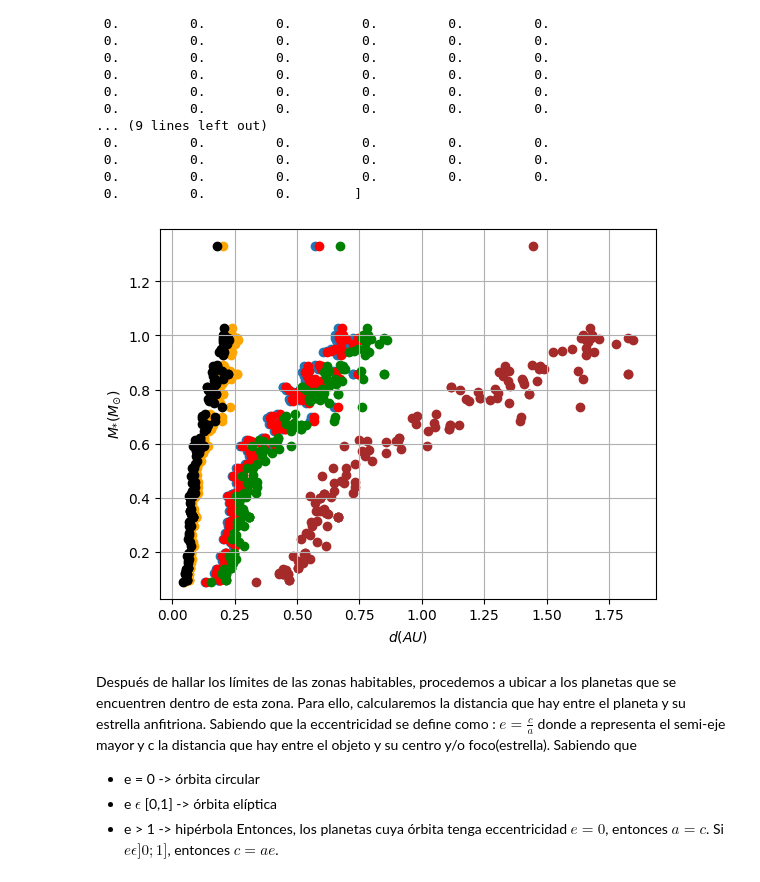
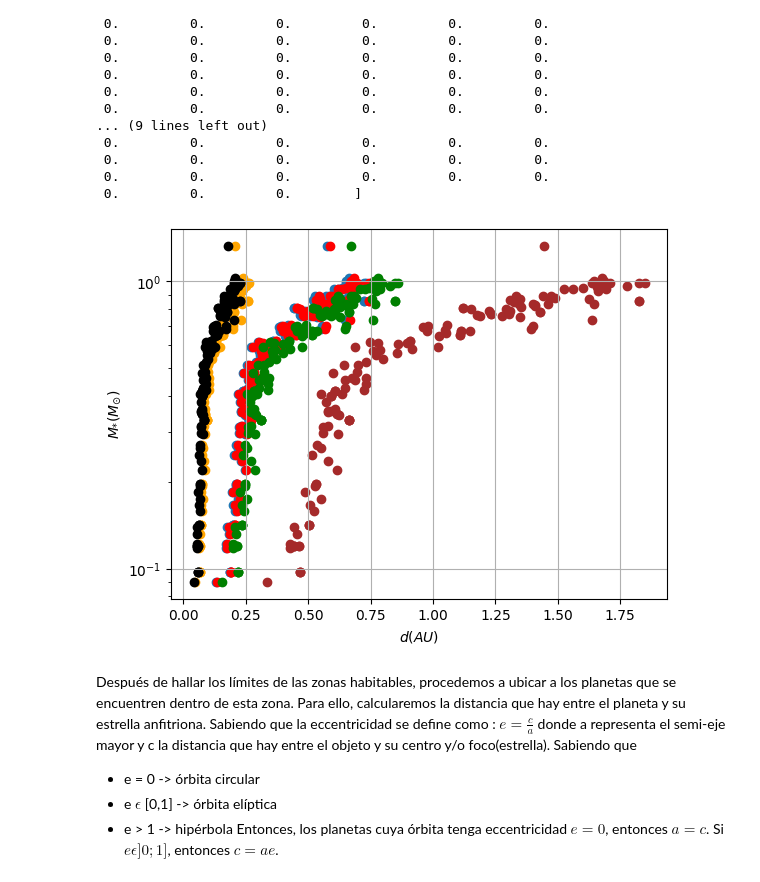
Before and after one commit to Vegaaa99/Tesis, a Jupyter notebook: Data_Analysisi.ipynb, the cells around one changed output. Drawn from its saved outputs; the diff is of its cells as text; code cells hidden in the pictures.

```diff
--- a/Data_Analysisi.ipynb
+++ b/Data_Analysisi.ipynb
@@ -297,20 +298,21 @@ Star_mass = main_stars_kopparapu['Stellar_mass']
 # %%
 # Graficando Temperatura vs distancias HZ
 
 plt.scatter(d_recentVenus, Star_mass)
 plt.scatter(d_runawayGreenhouse, Star_mass, color = 'red')
 plt.scatter(d_maxGreenhouse, Star_mass, color = 'orange')
 plt.scatter(d_earlyMars, Star_mass, color = 'brown')
 plt.scatter(d_fivemeRunaway, Star_mass, color = 'green')
 plt.scatter(d_tenthmeRunaway,Star_mass, color= "black")
 plt.plot ()
 #plt.gca().invert_xaxis()
 plt.grid(True)
 plt.xlabel(r'$d (AU$)')
 plt.ylabel(r'$M_{*}(M_{\odot})$')
+plt.yscale("log")
 plt.show()
 # %% [output]
-[figure, old version]
+[figure, new version]
 # %% [markdown]
 Después de hallar los límites de las zonas habitables, procedemos a ubicar a los planetas que se encuentren dentro de esta zona. Para ello, calcularemos la distancia que hay entre el planeta y su estrella anfitriona.
 Sabiendo que la eccentricidad se define como :
```
Also changed, not shown: parts of 14 cells of this notebook, 6 other files.
